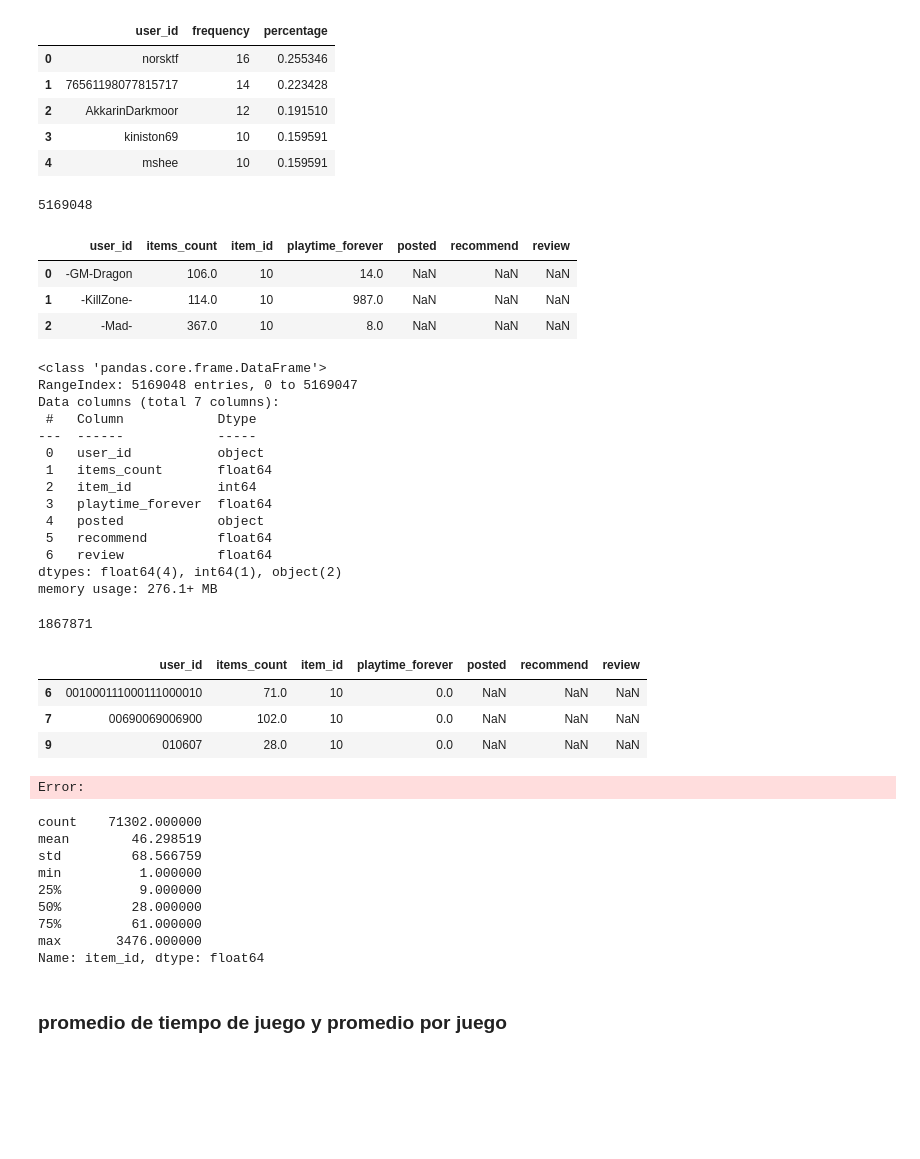
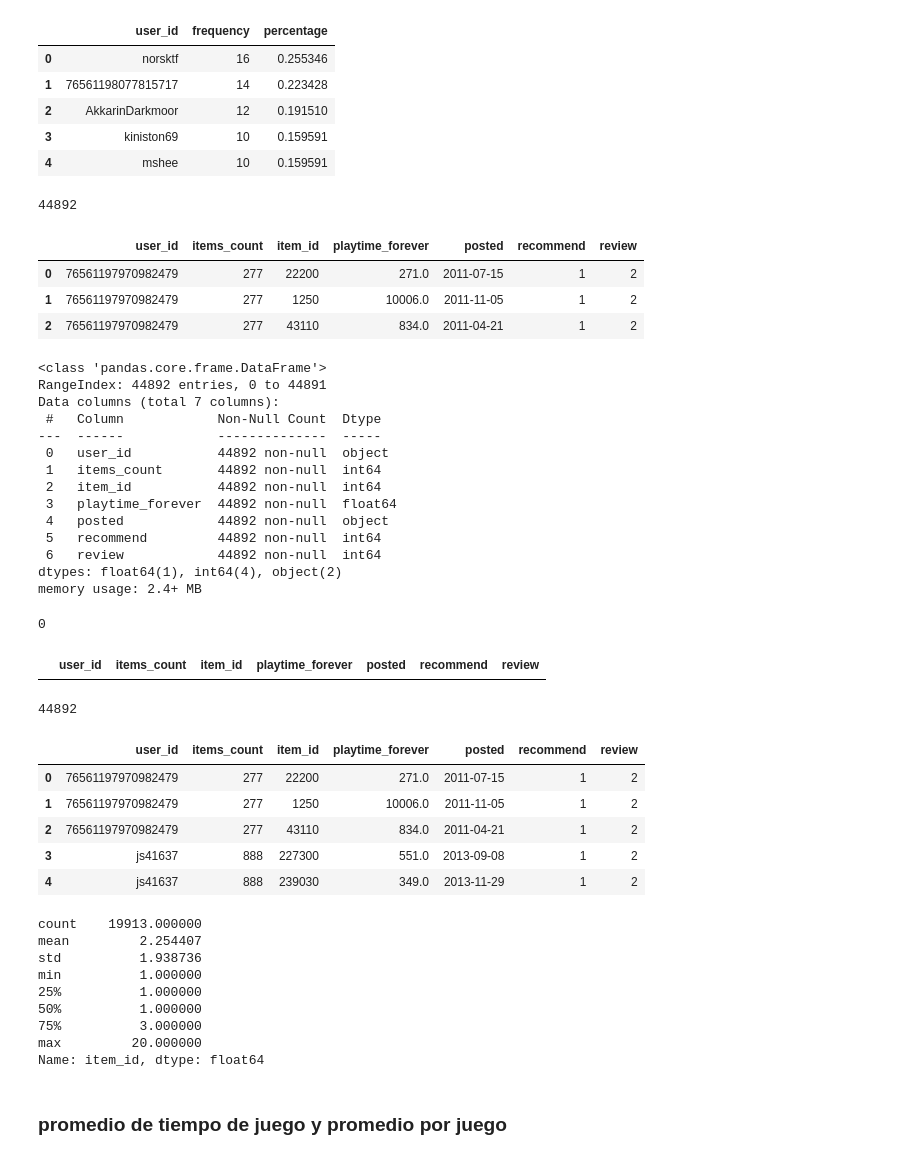
Before and after one commit to DataSciGina/VideoGameRecommender, a Jupyter notebook: EDA/EDA.ipynb, the cells around one changed output. Cells and saved outputs as stored; diff of their text form; code cells hidden in the pictures; blank space fills up the shorter version.

```diff
--- a/EDA/EDA.ipynb
+++ b/EDA/EDA.ipynb
@@ -61,35 +61,35 @@ Reviews con usuarios que no figuran en user_items: 2845
 # se filtran los usuarios de user_review que no han hecho
 # %%
 # se hace un merge entre user items y reviews en las columnas item_id y user_id de ambos dataframes
-users = pd.merge(user_items, user_reviews, how='outer', on=['item_id', 'user_id'])
+users = pd.merge(user_items, user_reviews, how='inner', on=['item_id', 'user_id'])
 
 # se visualiza y su longitud
 print(len(users))
 users.head(3)
 # %% [output]
-5169048
+44892
 |  | user_id | items_count | item_id | playtime_forever | posted | recommend | review |
-| 0 | -GM-Dragon | 106.0 | 10 | 14.0 | NaN | NaN | NaN |
-| 1 | -KillZone- | 114.0 | 10 | 987.0 | NaN | NaN | NaN |
-| 2 | -Mad- | 367.0 | 10 | 8.0 | NaN | NaN | NaN |
+| 0 | 76561197970982479 | 277 | 22200 | 271.0 | 2011-07-15 | 1 | 2 |
+| 1 | 76561197970982479 | 277 | 1250 | 10006.0 | 2011-11-05 | 1 | 2 |
+| 2 | 76561197970982479 | 277 | 43110 | 834.0 | 2011-04-21 | 1 | 2 |
 # %%
 # obtener tipo de datos del dataframe
 users.info()
 # %% [output]
 <class 'pandas.core.frame.DataFrame'>
-RangeIndex: 5169048 entries, 0 to 5169047
+RangeIndex: 44892 entries, 0 to 44891
 Data columns (total 7 columns):
- #   Column            Dtype
----  ------            -----
- 0   user_id           object
- 1   items_count       float64
- 2   item_id           int64
- 3   playtime_forever  float64
- 4   posted            object
- 5   recommend         float64
- 6   review            float64
-dtypes: float64(4), int64(1), object(2)
-memory usage: 276.1+ MB
+ #   Column            Non-Null Count  Dtype
+---  ------            --------------  -----
+ 0   user_id           44892 non-null  object
+ 1   items_count       44892 non-null  int64
+ 2   item_id           44892 non-null  int64
+ 3   playtime_forever  44892 non-null  float64
+ 4   posted            44892 non-null  object
+ 5   recommend         44892 non-null  int64
+ 6   review            44892 non-null  int64
+dtypes: float64(1), int64(4), object(2)
+memory usage: 2.4+ MB
 # %%
 # se filtran las filas donde playtime_forever sea 0 y recommend sea nulo
 rubbish = users[((users['playtime_forever'] == 0) & (users['recommend'].isna()))]
@@ -98,12 +98,8 @@ rubbish = users[((users['playtime_forever'] == 0) & (users['recommend'].isna()))
 print(len(rubbish))
 rubbish.head(3)
 # %% [output]
-1867871
+0
 |  | user_id | items_count | item_id | playtime_forever | posted | recommend | review |
-| 6 | 001000111000111000010 | 71.0 | 10 | 0.0 | NaN | NaN | NaN |
-| 7 | 00690069006900 | 102.0 | 10 | 0.0 | NaN | NaN | NaN |
-| 9 | 010607 | 28.0 | 10 | 0.0 | NaN | NaN | NaN |
-Error:
 # %%
 # se hace un merge para obtener las filas que NO están en rubbish
 clean_users = users.merge(rubbish, how='left', indicator=True)
@@ -116,6 +112,14 @@ clean_users.drop(columns='_merge', inplace=True)
 
 print(len(clean_users))
 clean_users.head()
+# %% [output]
+44892
+|  | user_id | items_count | item_id | playtime_forever | posted | recommend | review |
+| 0 | 76561197970982479 | 277 | 22200 | 271.0 | 2011-07-15 | 1 | 2 |
+| 1 | 76561197970982479 | 277 | 1250 | 10006.0 | 2011-11-05 | 1 | 2 |
+| 2 | 76561197970982479 | 277 | 43110 | 834.0 | 2011-04-21 | 1 | 2 |
+| 3 | js41637 | 888 | 227300 | 551.0 | 2013-09-08 | 1 | 2 |
+| 4 | js41637 | 888 | 239030 | 349.0 | 2013-11-29 | 1 | 2 |
 # %%
 #contar cuántos juegos son por usuario
 user_game_count = clean_users[clean_users['item_id'].notna()].groupby('user_id')['item_id'].count()
@@ -123,14 +127,14 @@ user_game_count = clean_users[clean_users['item_id'].notna()].groupby('user_id')
 #mostrar distribución
 user_game_count.describe()
 # %% [output]
-count    71302.000000
-mean        46.298519
-std         68.566759
+count    19913.000000
+mean         2.254407
+std          1.938736
 min          1.000000
-25%          9.000000
-50%         28.000000
-75%         61.000000
-max       3476.000000
+25%          1.000000
+50%          1.000000
+75%          3.000000
+max         20.000000
 Name: item_id, dtype: float64
 # %% [markdown]
 ### promedio de tiempo de juego y promedio por juego
```
Also changed, not shown: parts of 16 cells of this notebook, 9 other files.
